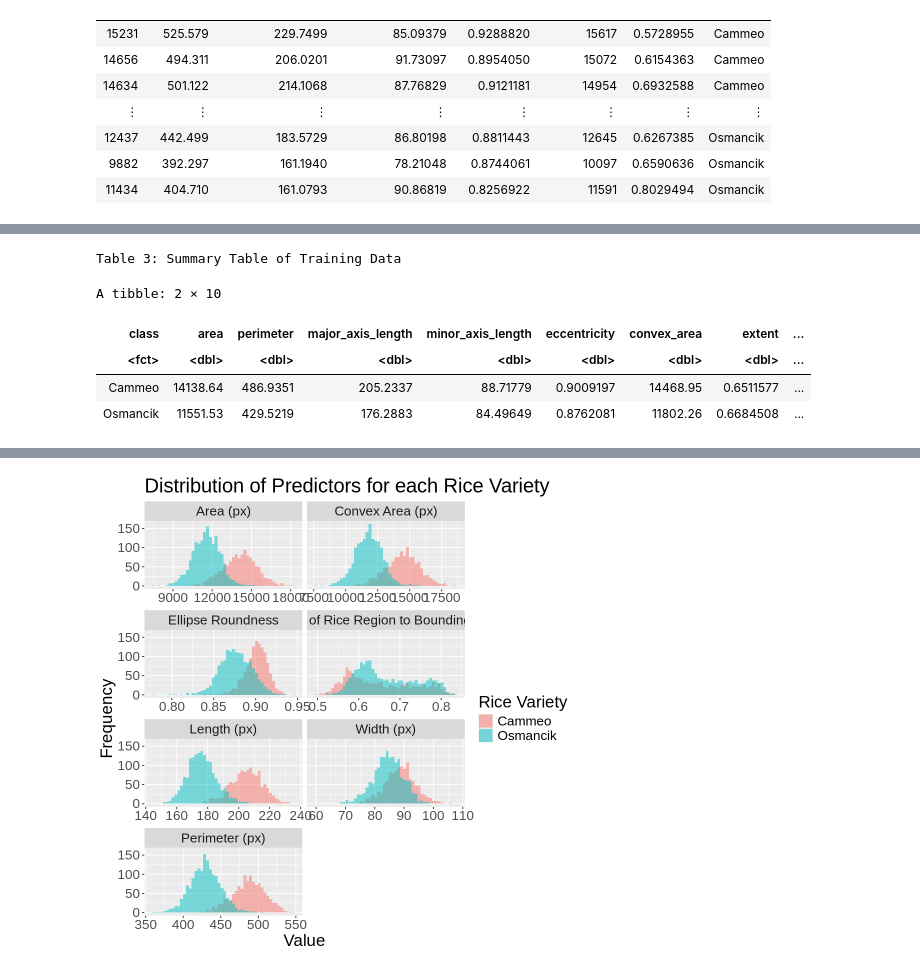
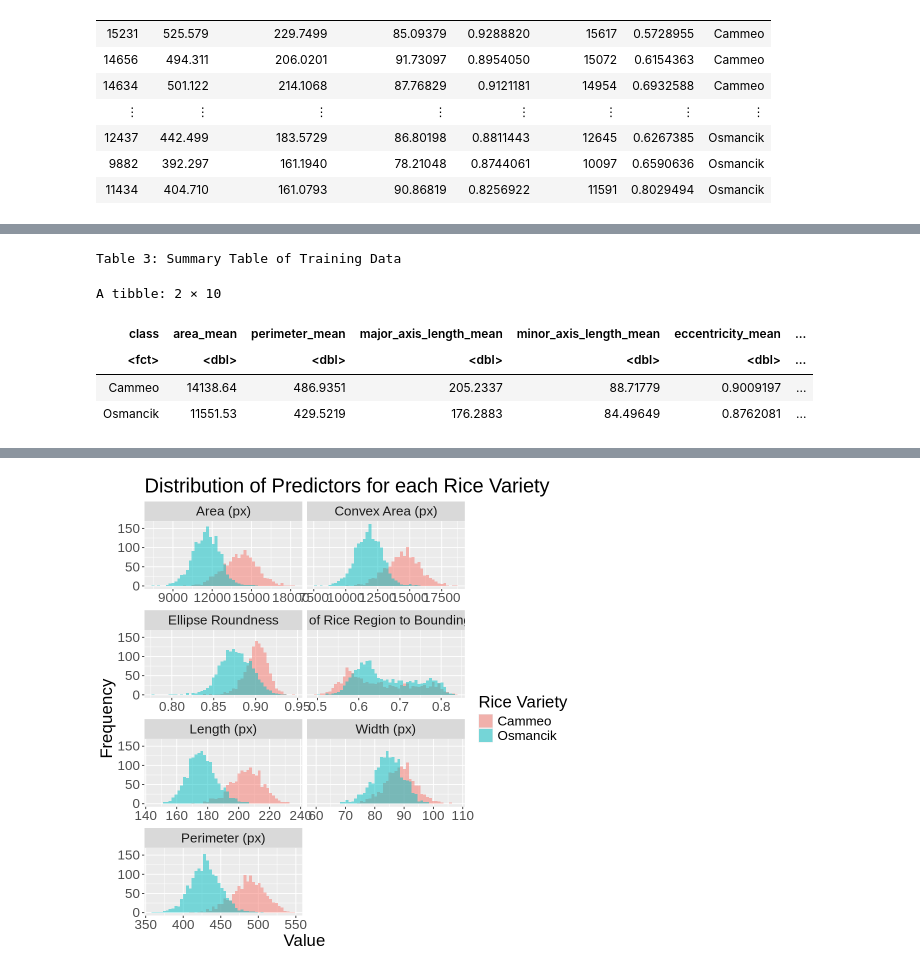
Before and after one commit to trungnguyen21/group_project_dsci, a Jupyter notebook: Group13_Report.ipynb, the cells around one changed output, grey strips where cells are left out. Cells and saved outputs as stored; diff of their text form; code cells hidden in the pictures.

```diff
--- a/Group13_Report.ipynb
+++ b/Group13_Report.ipynb
@@ -91,17 +118,18 @@ rice_test <- testing(rice_split)
 # %%
 ### Summary table: means of each predictor, missing data count, and number of observations
 rice_train_summary <- rice_train |>
   mutate(na_count = rowSums(is.na(rice_train))) |>
   group_by(class) |>
-  summarize(across(area:na_count, mean), obs = n())
+  summarize(across(area:na_count, mean, .names = '{col}_mean'), obs = n()) |>
+  rename(na_count = na_count_mean)
 cat("Table 3: Summary Table of Training Data")
 rice_train_summary
 # %% [output]
 Table 3: Summary Table of Training Data
 A tibble: 2 × 10
-| class | area | perimeter | major_axis_length | minor_axis_length | eccentricity | convex_area | extent | ... |
-| <fct> | <dbl> | <dbl> | <dbl> | <dbl> | <dbl> | <dbl> | <dbl> | ... |
-| Cammeo | 14138.64 | 486.9351 | 205.2337 | 88.71779 | 0.9009197 | 14468.95 | 0.6511577 | ... |
-| Osmancik | 11551.53 | 429.5219 | 176.2883 | 84.49649 | 0.8762081 | 11802.26 | 0.6684508 | ... |
+| class | area_mean | perimeter_mean | major_axis_length_mean | minor_axis_length_mean | eccentricity_mean | ... |
+| <fct> | <dbl> | <dbl> | <dbl> | <dbl> | <dbl> | ... |
+| Cammeo | 14138.64 | 486.9351 | 205.2337 | 88.71779 | 0.9009197 | ... |
+| Osmancik | 11551.53 | 429.5219 | 176.2883 | 84.49649 | 0.8762081 | ... |
 # %% [markdown]
 #### IV. Visualize the training data
```
Also changed, not shown: parts of 22 cells of this notebook.
